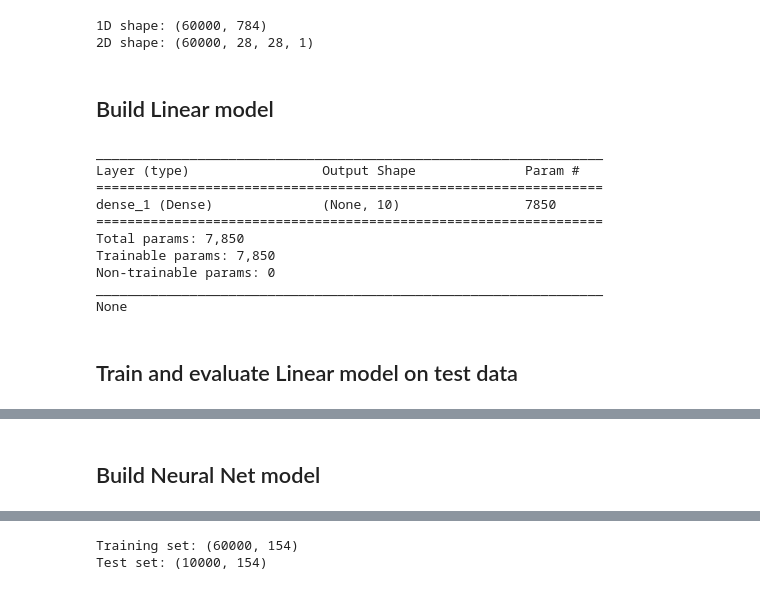
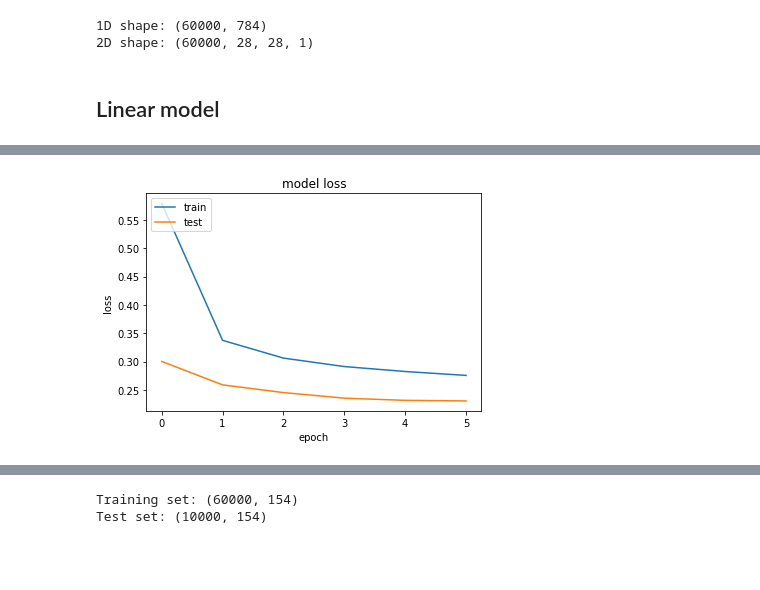
Before and after one commit to jhagelback/ml-sk, a Jupyter notebook: Keras/MNIST Keras.ipynb, the cells around one changed output, grey strips where cells are left out. Cells and saved outputs as stored; diff of their text form; code cells hidden in the pictures; blank space fills up the shorter version.

```diff
--- a/Keras/MNIST Keras.ipynb
+++ b/Keras/MNIST Keras.ipynb
@@ -3,27 +28,6 @@
 # %% [markdown]
 <h2>Load data</h2>
 # %%
-# Imports
-# - Dataset
-from keras.datasets import mnist
-# - Helper libraries
-import numpy as np
-import pandas as pd
-import time
-from sklearn.metrics import confusion_matrix
-from keras.utils import np_utils
-# - Graph plots
-%matplotlib inline
-from matplotlib import pyplot as plt
-# - Keras models and layers
-from keras.models import Sequential
-from keras.layers import Dense, Flatten, Dropout, BatchNormalization, Convolution2D, MaxPooling2D
-from keras.callbacks import EarlyStopping
-
-# Ignore warnings
-import tensorflow as tf
-tf.logging.set_verbosity(tf.logging.ERROR)
-
 # Load pre-shuffled MNIST data into train and test sets
 (X_train, y_train_raw), (X_test, y_test_raw) = mnist.load_data()
 
@@ -35,8 +39,8 @@ X_test /= 255
 
 # Preprocess class labels
 # Convert labels to 10-dimensional one-hot vectors
-y_train = np_utils.to_categorical(y_train_raw, 10)
-y_test = np_utils.to_categorical(y_test_raw, 10)
+y_train = to_categorical(y_train_raw, 10)
+y_test = to_categorical(y_test_raw, 10)
 
 print("Training instances: {}".format(X_train.shape[0]))
 print("Test instances: {}".format(X_test.shape[0]))
@@ -65,34 +69,20 @@ print("2D shape:", X_train_2D.shape)
 1D shape: (60000, 784)
 2D shape: (60000, 28, 28, 1)
 # %% [markdown]
-<h2>Build Linear model</h2>
+## Linear model
-# %%
-# Create Linear Softmax model
-lin_clf = Sequential()
-lin_clf.add(Dense(10, input_dim=784, activation="softmax"))
-
-# Compile model
-lin_clf.compile(loss="categorical_crossentropy", optimizer="adam", metrics=["accuracy"])
-print(lin_clf.summary())
-# %% [output]
-_________________________________________________________________
-Layer (type)                 Output Shape              Param #
-=================================================================
-dense_1 (Dense)              (None, 10)                7850
-=================================================================
-Total params: 7,850
-Trainable params: 7,850
-Non-trainable params: 0
-_________________________________________________________________
-None
-# %% [markdown]
-<h2>Train and evaluate Linear model on test data</h2>
 # %%
+# Create Linear Softmax model
+lin_clf = Sequential()
+lin_clf.add(Dense(10, input_dim=784, activation="softmax"))
+
+# Compile model
+lin_clf.compile(loss="categorical_crossentropy", optimizer="adam", metrics=["accuracy"])
+
 # Start timer
 start = time.time()
 
 # Train model on training data
-lin_clf.fit(X_train_1D, y_train, batch_size=32, epochs=8, verbose=1)
+history = lin_clf.fit(X_train_1D, y_train, batch_size=64, epochs=6, validation_split=0.1, verbose=1)
 # Evaluate model on test data
 score = lin_clf.evaluate(X_test_1D, y_test, verbose=0)
 
@@ -102,4 +92,13 @@ end = time.time()
 # Print results
 print("\nTest Accuracy: {0:0.2f}%".format(score[1] * 100))
 print("Time elapsed: {0:0.2f} sec".format(end - start))
+
+# Plot training history
+plt.plot(history.history['loss'])
+plt.plot(history.history['val_loss'])
+plt.title('model loss')
+plt.ylabel('loss')
+plt.xlabel('epoch')
+plt.legend(['train', 'test'], loc='upper left')
+plt.show()
 # %% [output]
@@ -125,2 +121 @@ Time elapsed: 16.27 sec
+[figure, added]
-# %% [markdown]
-<h2>Build Neural Net model</h2>
```
Also changed, not shown: parts of 19 cells of this notebook.
